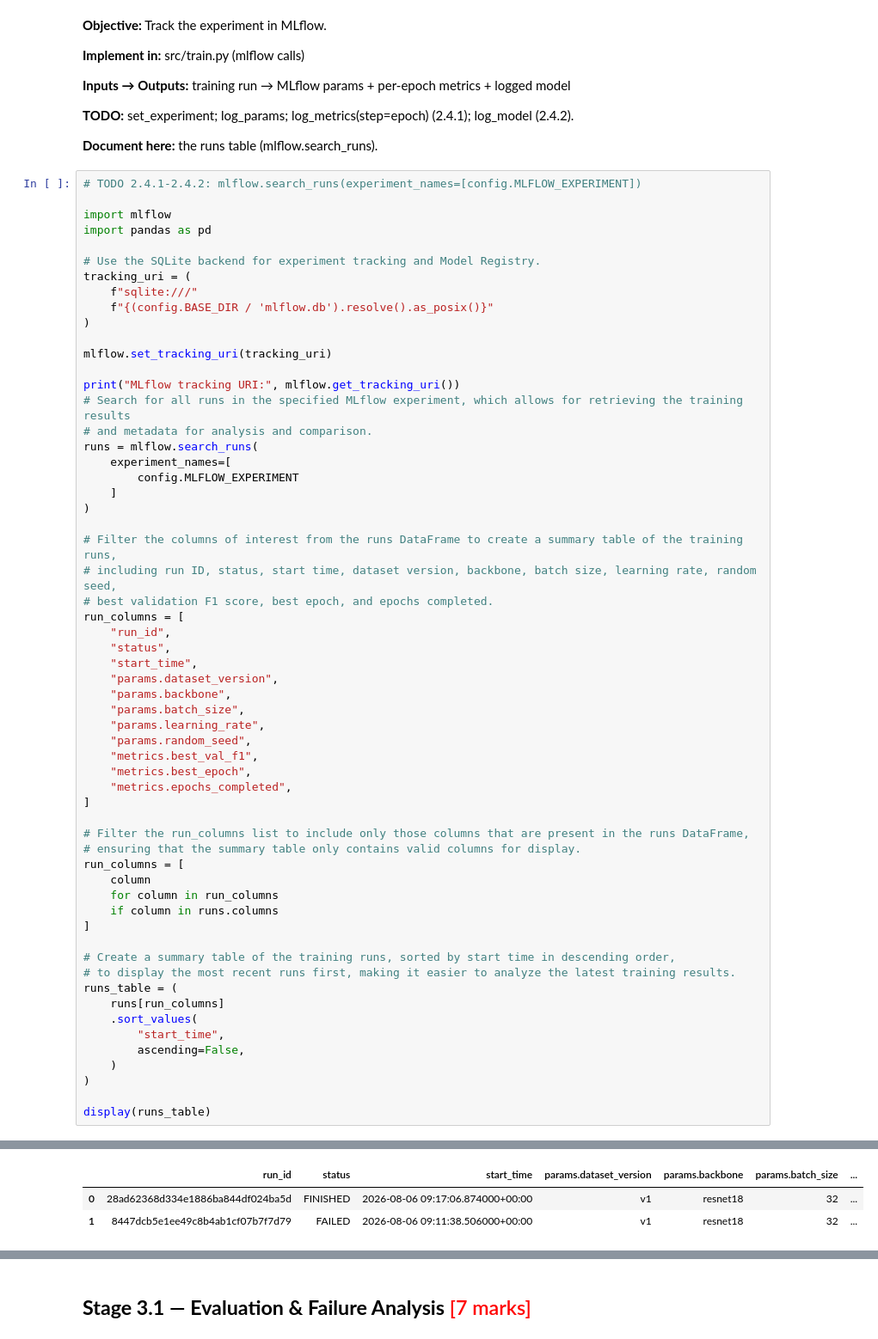
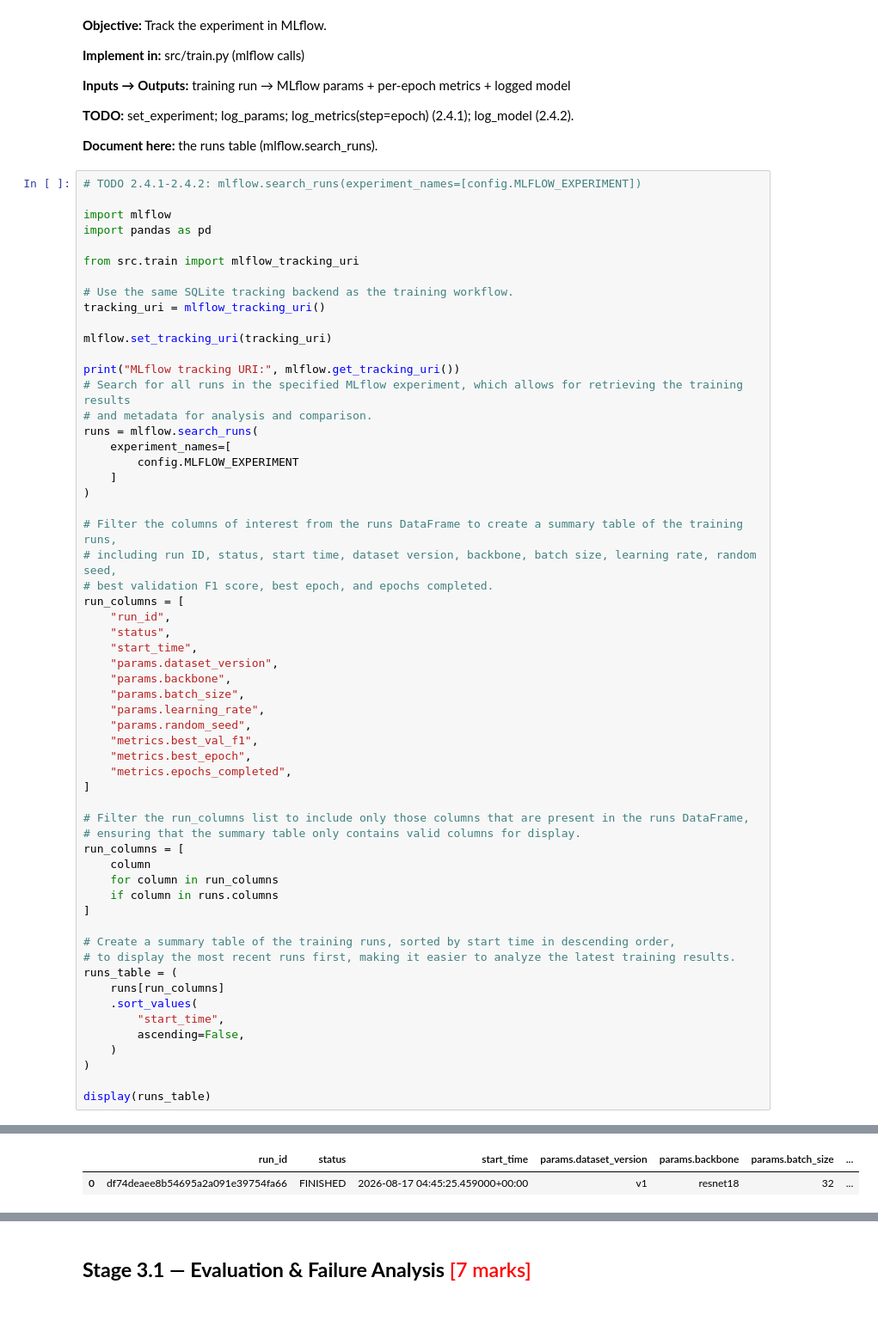
Before and after one commit to narendhar007/capstone, a Jupyter notebook: Model_Development_and_Tracking.ipynb, the cells around one changed output, grey strips where cells are left out. Shown at 86% size. Saved outputs shown, nothing was run; the diff lists cells and outputs as text; blank space fills up the shorter version.

```diff
--- a/Model_Development_and_Tracking.ipynb
+++ b/Model_Development_and_Tracking.ipynb
@@ -302,11 +344,10 @@ on the independent test partition.
 import mlflow
 import pandas as pd
 
-# Use the SQLite backend for experiment tracking and Model Registry.
-tracking_uri = (
-    f"sqlite:///"
-    f"{(config.BASE_DIR / 'mlflow.db').resolve().as_posix()}"
-)
+from src.train import mlflow_tracking_uri
+
+# Use the same SQLite tracking backend as the training workflow.
+tracking_uri = mlflow_tracking_uri()
 
 mlflow.set_tracking_uri(tracking_uri)
 
@@ -362,10 +403,9 @@ MLflow tracking URI: sqlite:///C:/Users/naren/Documents/MLOps-Capstone/capstone/
 INFO  [alembic.runtime.migration] Context impl SQLiteImpl.
 INFO  [alembic.runtime.migration] Will assume non-transactional DDL.
 INFO  [alembic.runtime.migration] Context impl SQLiteImpl.
 INFO  [alembic.runtime.migration] Will assume non-transactional DDL.
 |  | run_id | status | start_time | params.dataset_version | params.backbone | params.batch_size | ... |
-| 0 | 28ad62368d334e1886ba844df024ba5d | FINISHED | 2026-08-06 09:17:06.874000+00:00 | v1 | resnet18 | 32 | ... |
-| 1 | 8447dcb5e1ee49c8b4ab1cf07b7f7d79 | FAILED | 2026-08-06 09:11:38.506000+00:00 | v1 | resnet18 | 32 | ... |
+| 0 | df74deaee8b54695a2a091e39754fa66 | FINISHED | 2026-08-17 04:45:25.459000+00:00 | v1 | resnet18 | 32 | ... |
 # %%
 #Display per-epoch training and validation metrics for the latest run in the MLflow experiment,
 # allowing for analysis of the model's performance over time.
```
Also changed, not shown: parts of 22 cells of this notebook, 17 other files.
